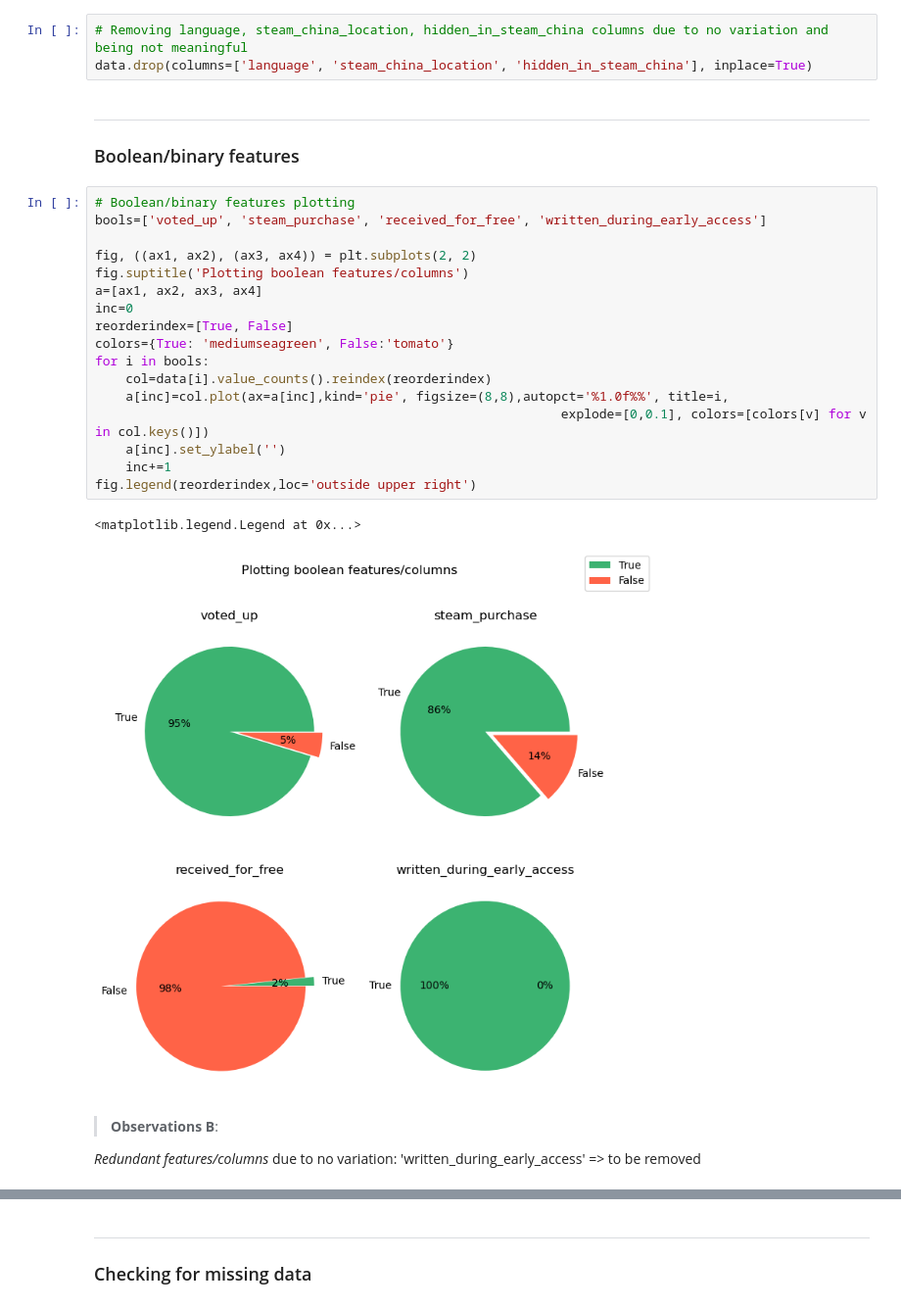
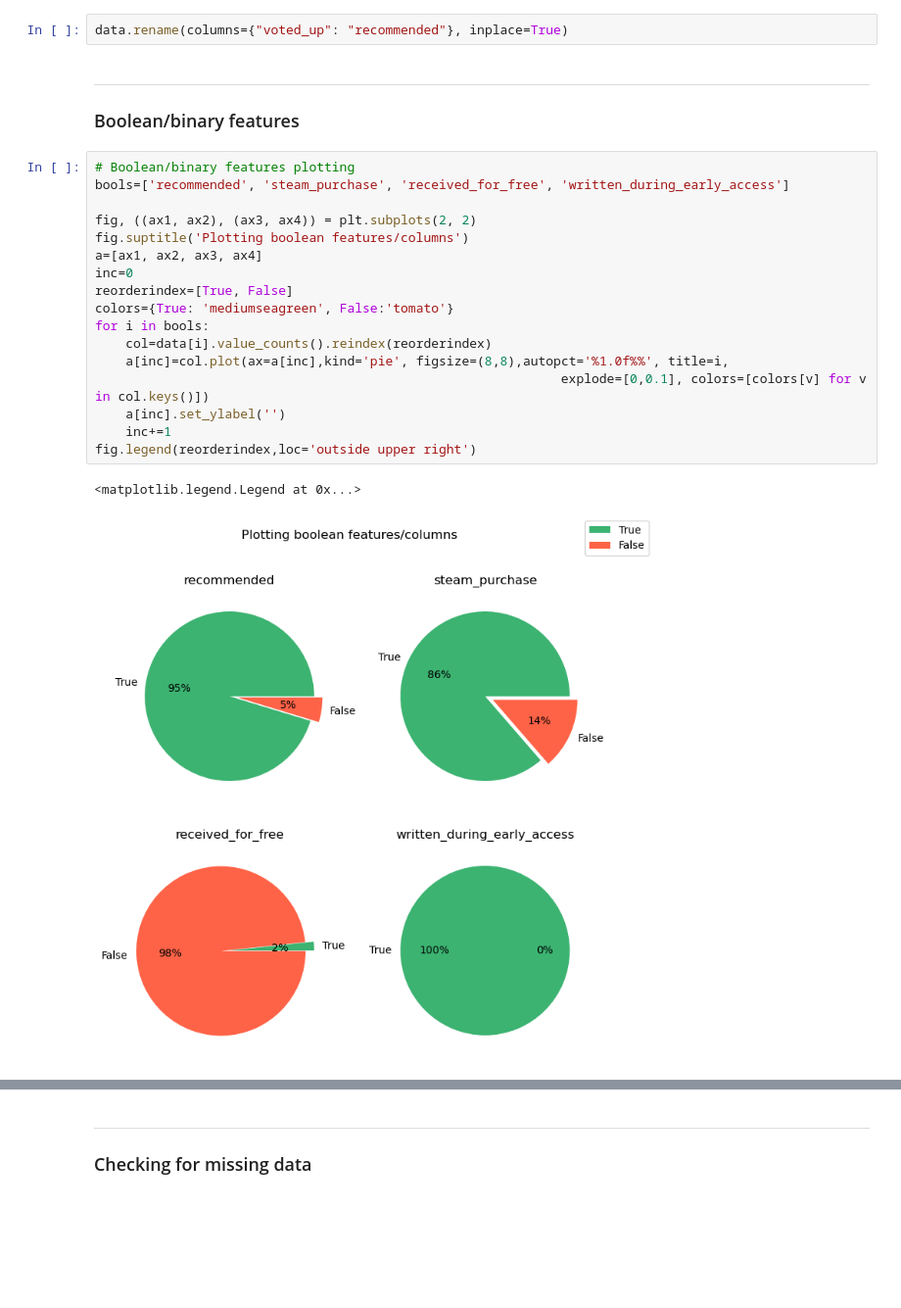
Before and after one commit to RalucaN/Steam_reviews, a Jupyter notebook: B_Data_processing.ipynb, the cells around one changed output, grey strips where cells are left out. Shown: that part at 98% size. Saved outputs shown, nothing was run; the diff lists cells and outputs as text; blank space fills up the shorter version.

```diff
--- a/B_Data_processing.ipynb
+++ b/B_Data_processing.ipynb
@@ -77,30 +75,25 @@ data.describe(include='all')
-# %%
-# Removing language, steam_china_location, hidden_in_steam_china columns due to no variation and being not meaningful
-data.drop(columns=['language', 'steam_china_location', 'hidden_in_steam_china'], inplace=True)
+# %%
+data.rename(columns={"voted_up": "recommended"}, inplace=True)
 # %% [markdown]
 ---
 ### Boolean/binary features
 # %%
 # Boolean/binary features plotting
-bools=['voted_up', 'steam_purchase', 'received_for_free', 'written_during_early_access']
+bools=['recommended', 'steam_purchase', 'received_for_free', 'written_during_early_access']
 
 fig, ((ax1, ax2), (ax3, ax4)) = plt.subplots(2, 2)
 fig.suptitle('Plotting boolean features/columns')
 a=[ax1, ax2, ax3, ax4]
 inc=0
 reorderindex=[True, False]
 colors={True: 'mediumseagreen', False:'tomato'}
 for i in bools:
     col=data[i].value_counts().reindex(reorderindex)
     a[inc]=col.plot(ax=a[inc],kind='pie', figsize=(8,8),autopct='%1.0f%%', title=i,
                                                              explode=[0,0.1], colors=[colors[v] for v in col.keys()])
     a[inc].set_ylabel('')
     inc+=1
 fig.legend(reorderindex,loc='outside upper right')
 # %% [output]
 <matplotlib.legend.Legend at 0x...>
-[figure, old version]
+[figure, new version]
-# %% [markdown]
-> **Observations B**:
-
-*Redundant features/columns* due to no variation:  'written_during_early_access' => to be removed
```
Also changed, not shown: parts of 20 cells of this notebook, 2 other files.
